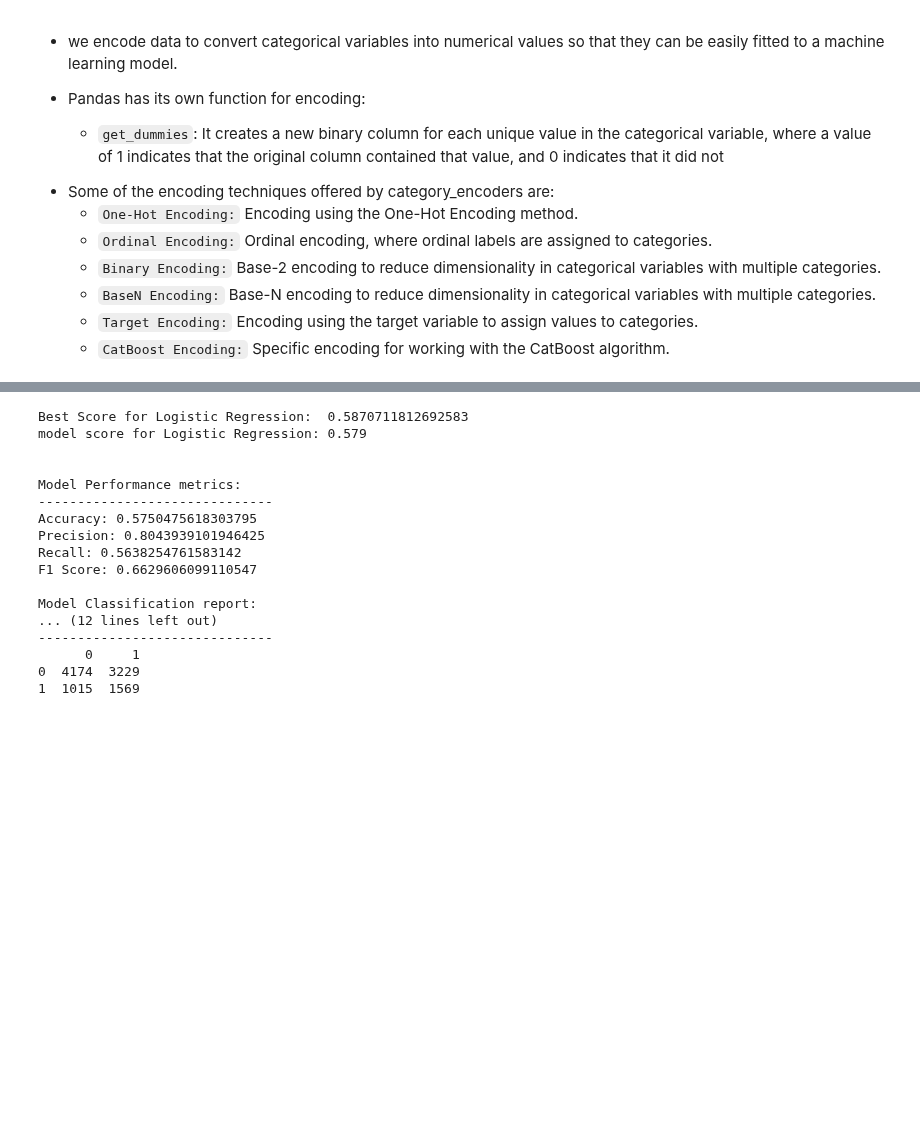
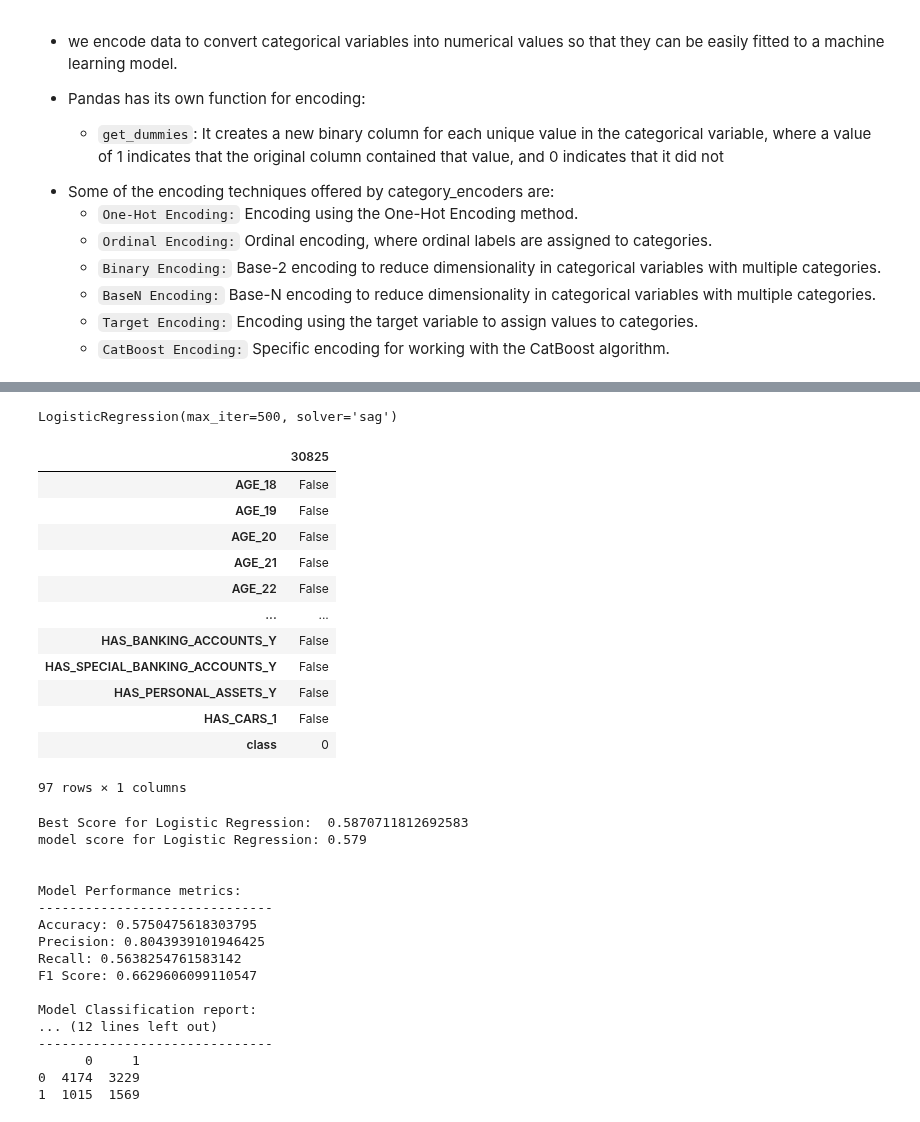
Before and after one commit to tutecode/credit-risk-analysis, a Jupyter notebook: src/notebooks/model.ipynb, the cells around one changed output, grey strips where cells are left out. Saved outputs shown, nothing was run; the diff lists cells and outputs as text; code cells hidden in the pictures; blank space fills up the shorter version.

```diff
--- a/src/notebooks/model.ipynb
+++ b/src/notebooks/model.ipynb
@@ -97,3 +97,30 @@ Index(['PAYMENT_DAY_1_14', 'APPLICATION_SUBMISSION_TYPE_Web', 'SEX_M',
+# %%
+logistic_model = LogisticRegression(penalty='l2', solver='sag', multi_class='auto', max_iter=500)
+# %%
+logistic_model.fit(X_train_reshape, y_train_reshape)
+# %% [output]
+LogisticRegression(max_iter=500, solver='sag')
+# %%
+res_clases_val = logistic_model.predict(X_val)
+# %%
+X_val_full = X_val.copy()
+X_val_full["class"] = res_clases_val
+# %%
+X_val_full[X_val_full["class"]==0].head(1).T.iloc[50:150,:]
+# %% [output]
+|  | 30825 |
+| AGE_18 | False |
+| AGE_19 | False |
+| AGE_20 | False |
+| AGE_21 | False |
+| AGE_22 | False |
+| ... | ... |
+| HAS_BANKING_ACCOUNTS_Y | False |
+| HAS_SPECIAL_BANKING_ACCOUNTS_Y | False |
+| HAS_PERSONAL_ASSETS_Y | False |
+| HAS_CARS_1 | False |
+| class | 0 |
+97 rows × 1 columns
 # %%
 # using get_dummies
 lr_model_enc = ml_model.model_logistic_regression(app_dum, True)
```
Also changed, not shown: parts of 6 cells of this notebook, 3 other files.
